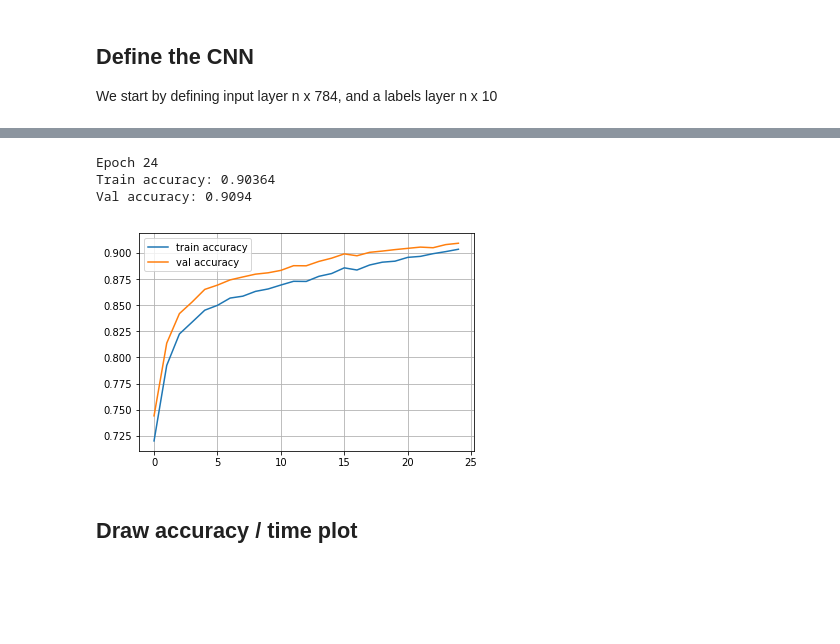
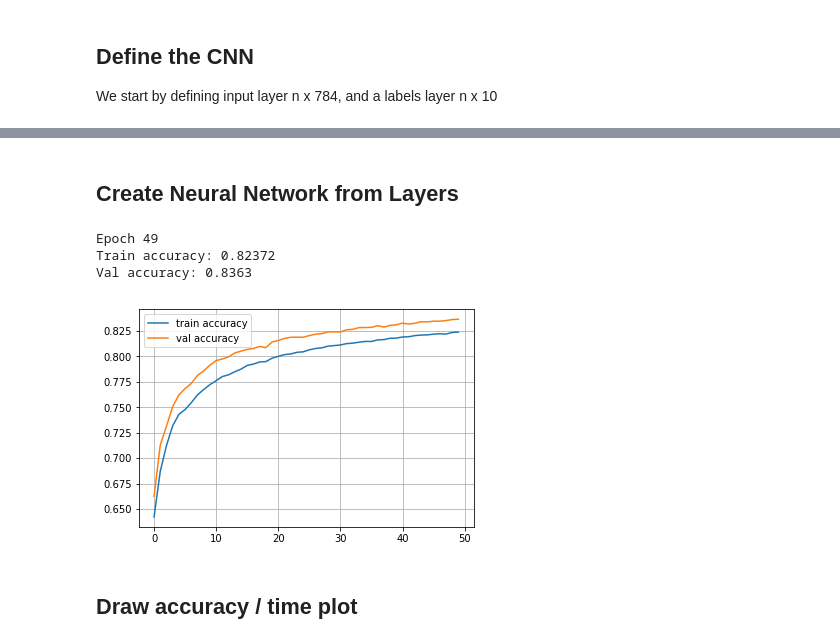
Before and after one commit to ijl20/jp_src, a Jupyter notebook: mnist_numpy_nn/numpy_example_mnist.ipynb, the cells around one changed output, grey strips where cells are left out. Drawn from its saved outputs; the diff is of its cells as text; code cells hidden in the pictures; blank space fills up the shorter version.

```diff
--- a/mnist_numpy_nn/numpy_example_mnist.ipynb
+++ b/mnist_numpy_nn/numpy_example_mnist.ipynb
@@ -209,7 +249,9 @@ X_train, y_train, X_val, y_val, X_test, y_test = load_dataset(flatten=True)
 # %%
+print("Training Data")
 plt.figure(figsize=[6,6])
 for i in range(4):
-    plt.subplot(2,2,i+1)
-    plt.title("Label: %i"%y_train[i])
-    plt.imshow(X_train[i].reshape([28,28]),cmap='gray');
+    # create subplot rows,cols,index (index starts at 1)
+    plt.subplot(1,4,i+1)
+    plt.title("Label: {label}".format(label=y_train[i]))
+    plt.imshow(X_train[i].reshape([28,28]),cmap='gray')
 # %% [output]
@@ -216,0 +260,8 @@ for i in range(4):
+# %%
+print("Validation Data")
+plt.figure(figsize=[6,6])
+for i in range(4):
+    # create subplot rows,cols,index (index starts at 1)
+    plt.subplot(1,4,i+1)
+    plt.title("Label: {label}".format(label=y_val[i]))
+    plt.imshow(X_val[i].reshape([28,28]),cmap='gray')
@@ -216,0 +271,8 @@ for i in range(4):
+# %%
+print("Test Data")
+plt.figure(figsize=[6,6])
+for i in range(4):
+    # create subplot rows,cols,index (index starts at 1)
+    plt.subplot(1,4,i+1)
+    plt.title("Label: {label}".format(label=y_test[i]))
+    plt.imshow(X_test[i].reshape([28,28]),cmap='gray')
@@ -217,10 +282,13 @@ for i in range(4):
+# %% [markdown]
+## Create Neural Network from Layers
 # %%
 network = []
 network.append(Dense(X_train.shape[1],100))
 network.append(ReLU())
-network.append(Dense(100,200))
-network.append(ReLU())
-network.append(Dense(200,10))
+network.append(Dense(100,10))
+#network.append(Dense(100,200))
+#network.append(ReLU())
+#network.append(Dense(200,10))
 # %%
 def forward(network, X):
     """
@@ -278,28 +346,28 @@ def iterate_minibatches(inputs, targets, batchsize, shuffle=False):
 # %%
 train_log = []
 val_log = []
-for epoch in range(25):
+for epoch in range(50):
 
     for x_batch,y_batch in iterate_minibatches(X_train,y_train,batchsize=32,shuffle=True):
         train(network,x_batch,y_batch)
 
     train_log.append(np.mean(predict(network,X_train)==y_train))
     val_log.append(np.mean(predict(network,X_val)==y_val))
 
     clear_output()
     print("Epoch",epoch)
     print("Train accuracy:",train_log[-1])
     print("Val accuracy:",val_log[-1])
     plt.plot(train_log,label='train accuracy')
     plt.plot(val_log,label='val accuracy')
     plt.legend(loc='best')
     plt.grid()
     plt.show()
 # %% [output]
-Epoch 24
-Train accuracy: 0.90364
-Val accuracy: 0.9094
+Epoch 49
+Train accuracy: 0.82372
+Val accuracy: 0.8363
-[figure, old version]
+[figure, new version]
 # %% [markdown]
 ## Draw accuracy / time plot
 # %%
```
Also changed, not shown: parts of 12 cells of this notebook.
